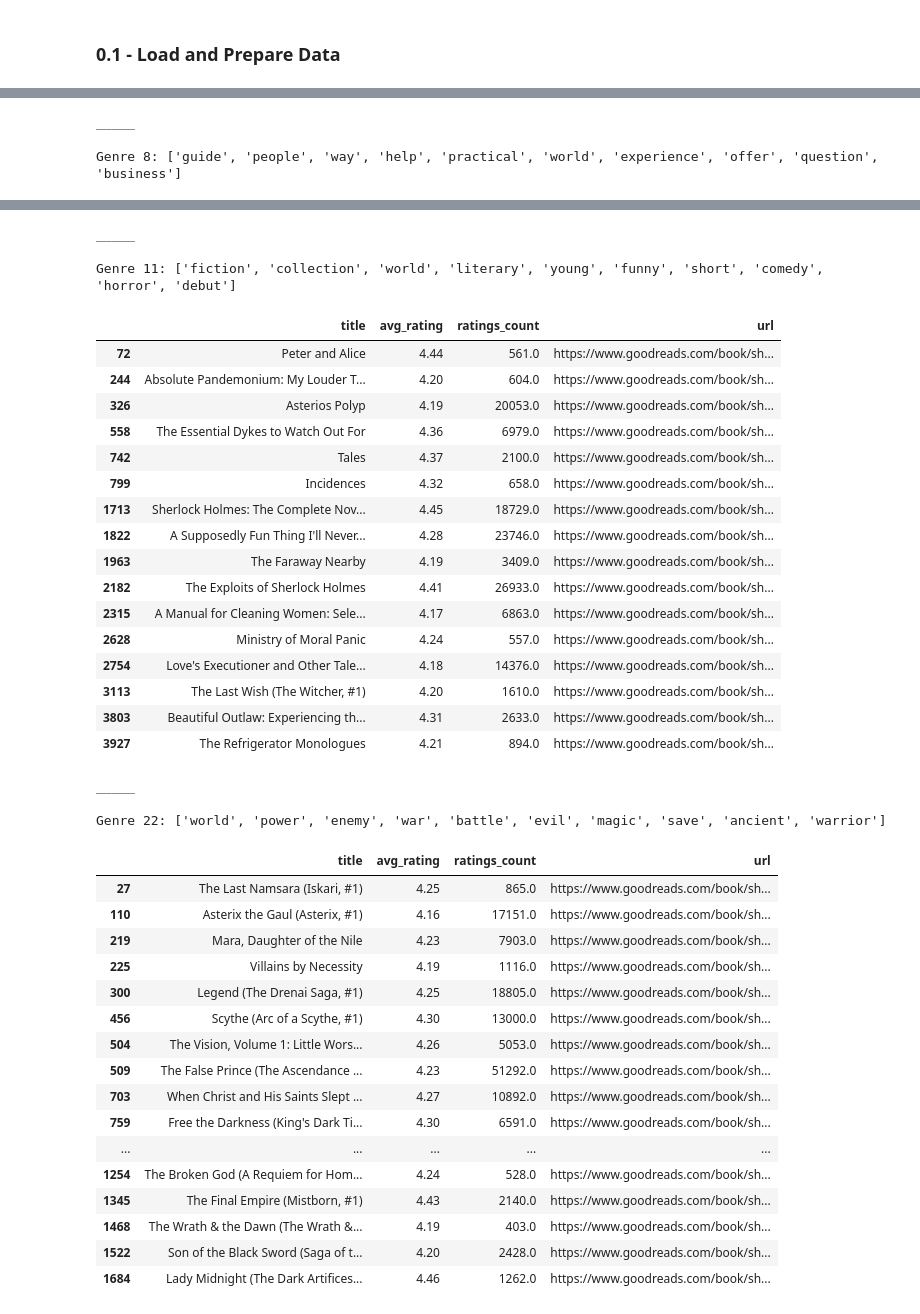
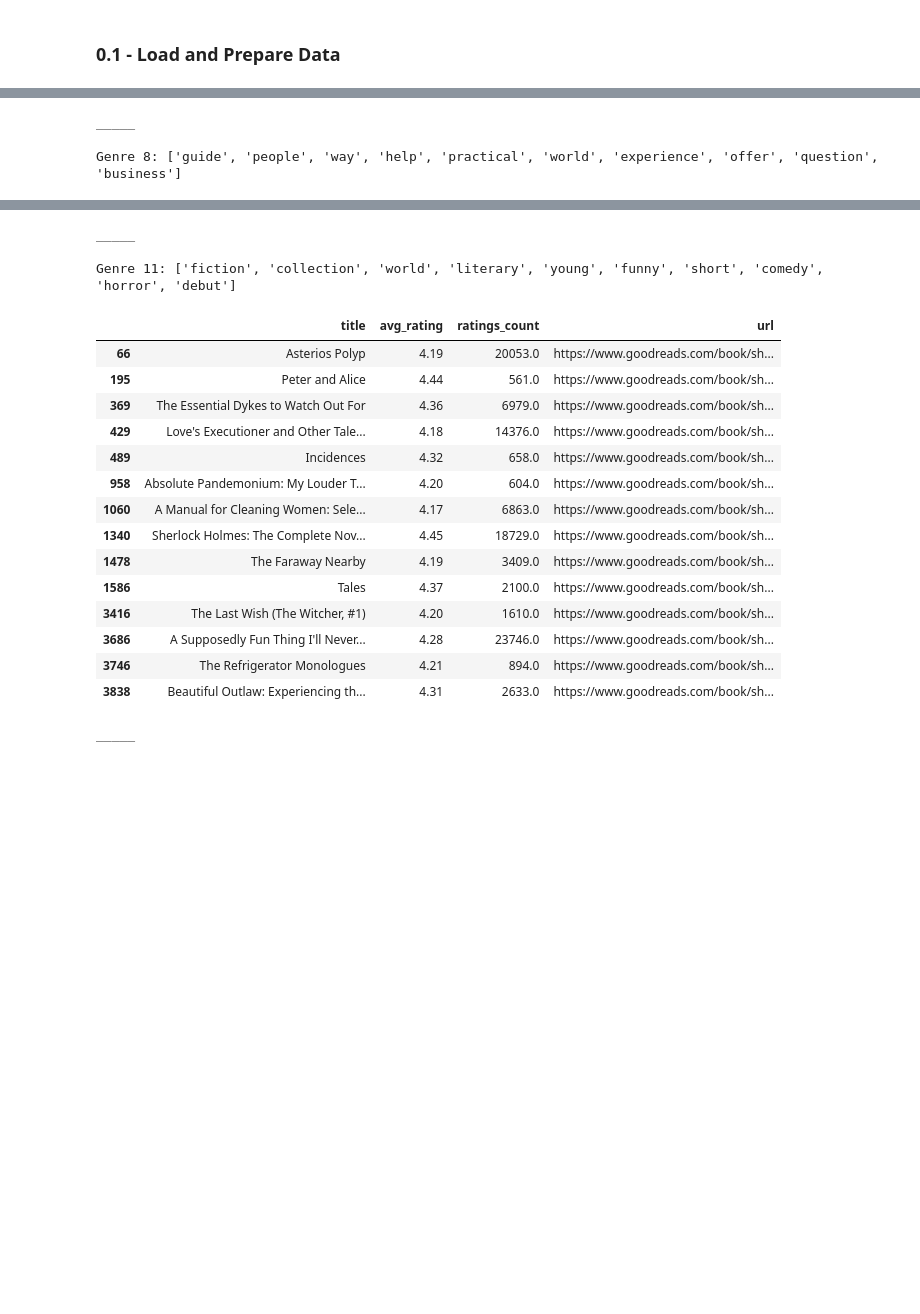
Before and after one commit to mraottth/projects, a Jupyter notebook: Goodreads Book Recommender/02_book_recommender.ipynb, the cells around one changed output, grey strips where cells are left out. Drawn from its saved outputs; the diff is of its cells as text; code cells hidden in the pictures; blank space fills up the shorter version.

```diff
--- a/Goodreads Book Recommender/02_book_recommender.ipynb
+++ b/Goodreads Book Recommender/02_book_recommender.ipynb
@@ -73,10 +91,9 @@ my_books = np.array(my_books_4["rating"]).reshape(1,-1)
 
 # Add to sparse matrix
 df_reviews = sparse.vstack([df_reviews, my_books])
+df_reviews = sparse.csr_matrix(df_reviews)
 
-df_reviews = sparse.csr_matrix(df_reviews
-                               )
-# # Normalize reviews within users
-# norm = Normalizer()
-# df_reviews = norm.fit_transform(df_reviews)
+# Normalize reviews within readers for KNN
+norm = Normalizer()
+df_reviews_norm = norm.fit_transform(df_reviews)
 # %% [output]
@@ -429,6 +483,6 @@ _____
 # %%
 # Find larger number of similar users than before to get broad pool of potentially relevant books
-svd_neighborhood_ratings, target_user_ratings = find_neighbors(2000, target, df_reviews, book_index, df_books)
+svd_neighborhood_ratings, target_user_ratings = find_neighbors(1500, target, df_reviews_norm, book_index, df_books)
 # %%
 # Get unique users and books to slice df_reviews
 svd_neighbor_index = svd_neighborhood_ratings["uid"].unique()
@@ -697,7 +734,7 @@ Genre 22: ['world', 'power', 'enemy', 'war', 'battle', 'evil', 'magic', 'save',
 ### 2.3 Matrix Factorization with Gradient Descent
 # %%
 # Find larger number of similar users than before to get broad pool of potentially relevant books
-gd_neighborhoodhood_ratings, target_user_ratings = find_neighbors(1000, target, df_reviews, book_index, df_books)
+gd_neighborhoodhood_ratings, target_user_ratings = find_neighbors(1000, target, df_reviews_norm, book_index, df_books)
 
 # Get unique users and books to slice df_reviews
 gd_neighborhood_index = gd_neighborhoodhood_ratings["uid"].unique()
@@ -770,8 +807,8 @@ def matrix_factorization(R, k_components=5, steps=4000, lr=0.0002, beta=0.03, de
 # Train model and get predictions
 preds, user_embed, item_embed = matrix_factorization(
                                     R, k_components=80,
-                                    lr=0.008,
-                                    beta=0.1,
+                                    lr=0.009,
+                                    beta=0.07,
                                     decay=True,
                                     steps=8000,
                                     verbose=1
@@ -819,7 +858,7 @@ show_top_recs_by_genre(
     preds=top_preds_GD,
     how="MF",
     whose_genres="target",
-    n_genres=10,
+    n_genres=5,
     min_score=4.15,
     min_ratings=400,
     n_recs=20,
@@ -907,40 +946,19 @@ Genre 8: ['guide', 'people', 'way', 'help', 'practical', 'world', 'experience',
 _____
 
 Genre 11: ['fiction', 'collection', 'world', 'literary', 'young', 'funny', 'short', 'comedy', 'horror', 'debut']
 |  | title | avg_rating | ratings_count | url |
-| 72 | Peter and Alice | 4.44 | 561.0 | https://www.goodreads.com/book/sh... |
-| 244 | Absolute Pandemonium: My Louder T... | 4.20 | 604.0 | https://www.goodreads.com/book/sh... |
-| 326 | Asterios Polyp | 4.19 | 20053.0 | https://www.goodreads.com/book/sh... |
-| 558 | The Essential Dykes to Watch Out For | 4.36 | 6979.0 | https://www.goodreads.com/book/sh... |
-| 742 | Tales | 4.37 | 2100.0 | https://www.goodreads.com/book/sh... |
-| 799 | Incidences | 4.32 | 658.0 | https://www.goodreads.com/book/sh... |
-| 1713 | Sherlock Holmes: The Complete Nov... | 4.45 | 18729.0 | https://www.goodreads.com/book/sh... |
-| 1822 | A Supposedly Fun Thing I'll Never... | 4.28 | 23746.0 | https://www.goodreads.com/book/sh... |
-| 1963 | The Faraway Nearby | 4.19 | 3409.0 | https://www.goodreads.com/book/sh... |
-| 2182 | The Exploits of Sherlock Holmes | 4.41 | 26933.0 | https://www.goodreads.com/book/sh... |
-| 2315 | A Manual for Cleaning Women: Sele... | 4.17 | 6863.0 | https://www.goodreads.com/book/sh... |
-| 2628 | Ministry of Moral Panic | 4.24 | 557.0 | https://www.goodreads.com/book/sh... |
-| 2754 | Love's Executioner and Other Tale... | 4.18 | 14376.0 | https://www.goodreads.com/book/sh... |
-| 3113 | The Last Wish (The Witcher, #1) | 4.20 | 1610.0 | https://www.goodreads.com/book/sh... |
-| 3803 | Beautiful Outlaw: Experiencing th... | 4.31 | 2633.0 | https://www.goodreads.com/book/sh... |
-| 3927 | The Refrigerator Monologues | 4.21 | 894.0 | https://www.goodreads.com/book/sh... |
+| 66 | Asterios Polyp | 4.19 | 20053.0 | https://www.goodreads.com/book/sh... |
+| 195 | Peter and Alice | 4.44 | 561.0 | https://www.goodreads.com/book/sh... |
+| 369 | The Essential Dykes to Watch Out For | 4.36 | 6979.0 | https://www.goodreads.com/book/sh... |
+| 429 | Love's Executioner and Other Tale... | 4.18 | 14376.0 | https://www.goodreads.com/book/sh... |
+| 489 | Incidences | 4.32 | 658.0 | https://www.goodreads.com/book/sh... |
+| 958 | Absolute Pandemonium: My Louder T... | 4.20 | 604.0 | https://www.goodreads.com/book/sh... |
+| 1060 | A Manual for Cleaning Women: Sele... | 4.17 | 6863.0 | https://www.goodreads.com/book/sh... |
+| 1340 | Sherlock Holmes: The Complete Nov... | 4.45 | 18729.0 | https://www.goodreads.com/book/sh... |
+| 1478 | The Faraway Nearby | 4.19 | 3409.0 | https://www.goodreads.com/book/sh... |
+| 1586 | Tales | 4.37 | 2100.0 | https://www.goodreads.com/book/sh... |
+| 3416 | The Last Wish (The Witcher, #1) | 4.20 | 1610.0 | https://www.goodreads.com/book/sh... |
+| 3686 | A Supposedly Fun Thing I'll Never... | 4.28 | 23746.0 | https://www.goodreads.com/book/sh... |
+| 3746 | The Refrigerator Monologues | 4.21 | 894.0 | https://www.goodreads.com/book/sh... |
+| 3838 | Beautiful Outlaw: Experiencing th... | 4.31 | 2633.0 | https://www.goodreads.com/book/sh... |
 _____
-
-Genre 22: ['world', 'power', 'enemy', 'war', 'battle', 'evil', 'magic', 'save', 'ancient', 'warrior']
-|  | title | avg_rating | ratings_count | url |
-| 27 | The Last Namsara (Iskari, #1) | 4.25 | 865.0 | https://www.goodreads.com/book/sh... |
-| 110 | Asterix the Gaul (Asterix, #1) | 4.16 | 17151.0 | https://www.goodreads.com/book/sh... |
-| 219 | Mara, Daughter of the Nile | 4.23 | 7903.0 | https://www.goodreads.com/book/sh... |
-| 225 | Villains by Necessity | 4.19 | 1116.0 | https://www.goodreads.com/book/sh... |
-| 300 | Legend (The Drenai Saga, #1) | 4.25 | 18805.0 | https://www.goodreads.com/book/sh... |
-| 456 | Scythe (Arc of a Scythe, #1) | 4.30 | 13000.0 | https://www.goodreads.com/book/sh... |
-| 504 | The Vision, Volume 1: Little Wors... | 4.26 | 5053.0 | https://www.goodreads.com/book/sh... |
-| 509 | The False Prince (The Ascendance ... | 4.23 | 51292.0 | https://www.goodreads.com/book/sh... |
-| 703 | When Christ and His Saints Slept ... | 4.27 | 10892.0 | https://www.goodreads.com/book/sh... |
-| 759 | Free the Darkness (King's Dark Ti... | 4.30 | 6591.0 | https://www.goodreads.com/book/sh... |
-| ... | ... | ... | ... | ... |
-| 1254 | The Broken God (A Requiem for Hom... | 4.24 | 528.0 | https://www.goodreads.com/book/sh... |
-| 1345 | The Final Empire (Mistborn, #1) | 4.43 | 2140.0 | https://www.goodreads.com/book/sh... |
-| 1468 | The Wrath & the Dawn (The Wrath &... | 4.19 | 403.0 | https://www.goodreads.com/book/sh... |
-| 1522 | Son of the Black Sword (Saga of t... | 4.20 | 2428.0 | https://www.goodreads.com/book/sh... |
-| 1684 | Lady Midnight (The Dark Artifices... | 4.46 | 1262.0 | https://www.goodreads.com/book/sh... |
```
Also changed, not shown: parts of 28 cells of this notebook, 1 other file.
